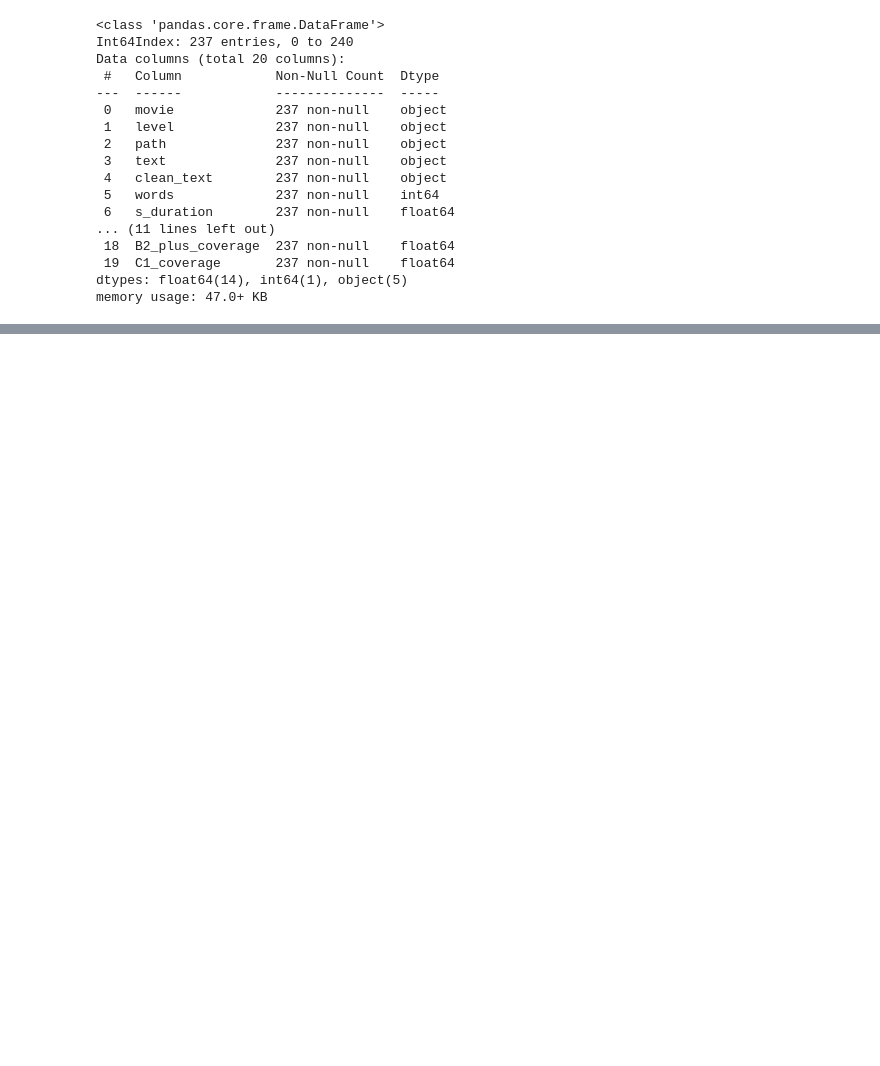
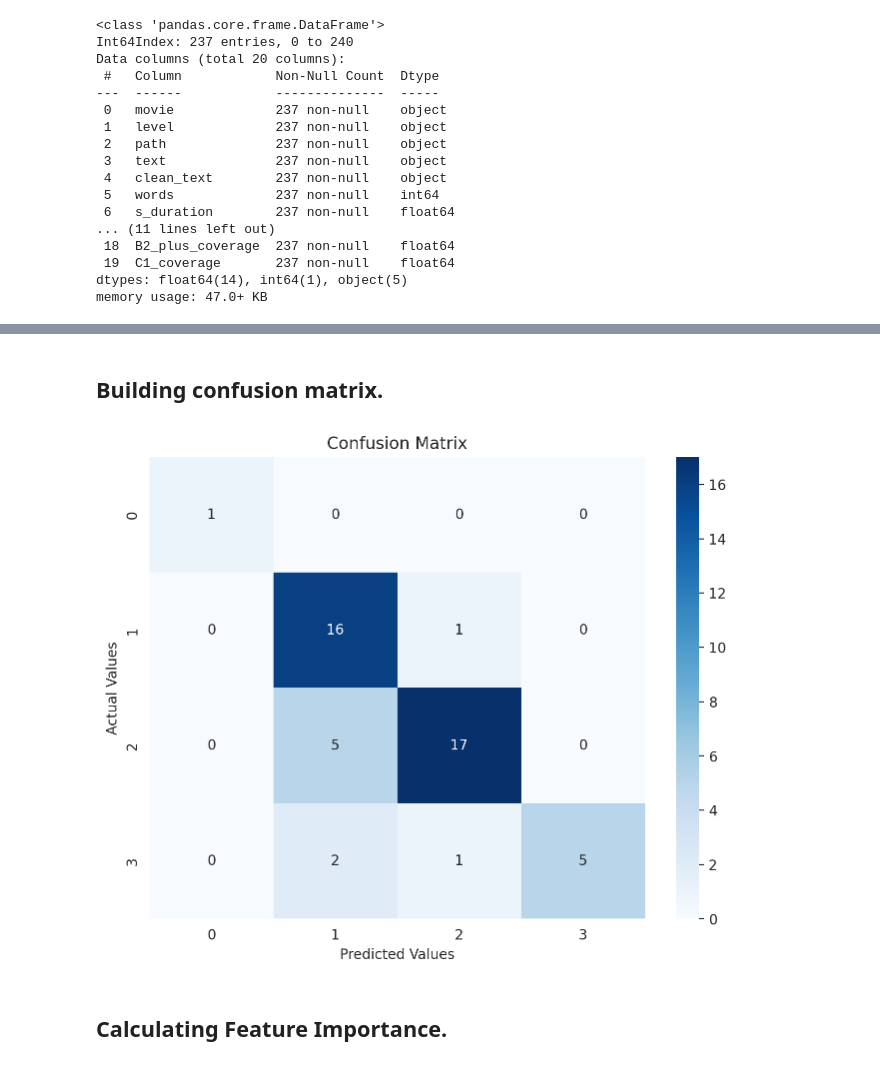
Before and after one commit to avostapenkokz/Portfolio, a Jupyter notebook: SubsClassifier/SubsClassification.ipynb, the cells around one changed output, grey strips where cells are left out. Saved outputs shown, nothing was run; the diff lists cells and outputs as text; code cells hidden in the pictures; blank space fills up the shorter version.

```diff
--- a/SubsClassifier/SubsClassification.ipynb
+++ b/SubsClassifier/SubsClassification.ipynb
@@ -964,0 +936,17 @@ plt.show()
+# %% [markdown]
+## Building confusion matrix.
+# %%
+# Calculating the confusion matrix
+conf_matrix = confusion_matrix(y_test, y_pred)
+
+# Visualizing the confusion matrix
+plt.figure(figsize=(8, 6))
+sns.heatmap(conf_matrix, annot=True, fmt='g', cmap='Blues')
+plt.xlabel('Predicted Values')
+plt.ylabel('Actual Values')
+plt.title('Confusion Matrix')
+plt.show()
+# %% [output]
+[figure, added]
+# %% [markdown]
+## Calculating Feature Importance.
```
Also changed, not shown: parts of 146 cells of this notebook.
